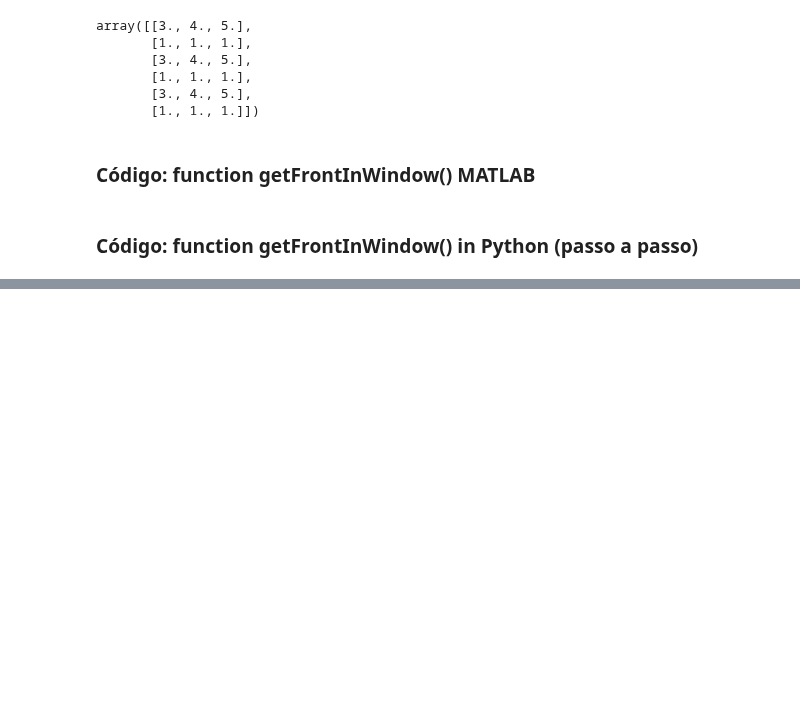
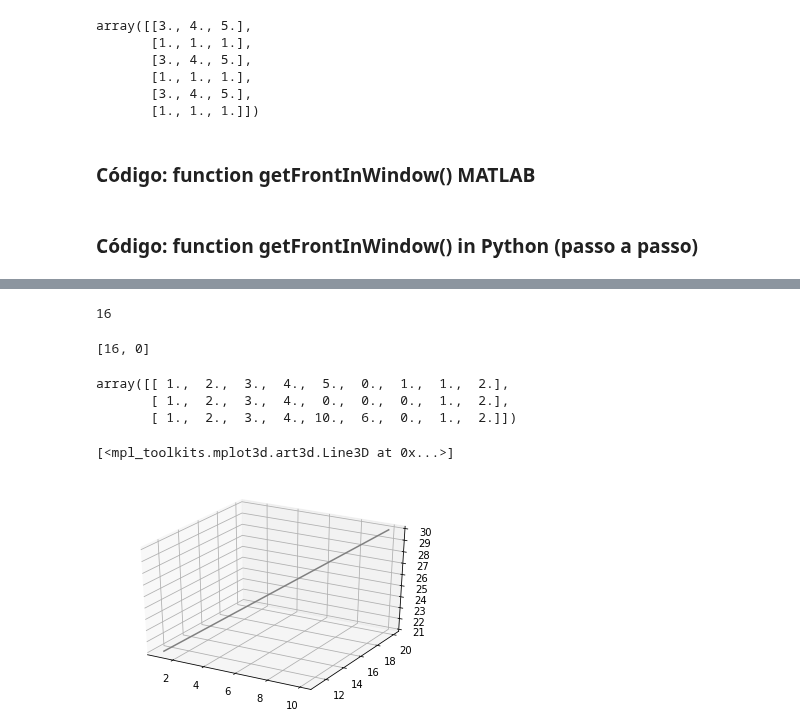
Before and after one commit to CoLAB-ATLANTIC/JUNO, a Jupyter notebook: notebooks/Cayulla_Matlab2Python.ipynb, the cells around one changed output, grey strips where cells are left out. Drawn from its saved outputs; the diff is of its cells as text; code cells hidden in the pictures; blank space fills up the shorter version.

```diff
--- a/notebooks/Cayulla_Matlab2Python.ipynb
+++ b/notebooks/Cayulla_Matlab2Python.ipynb
@@ -841,0 +890,8 @@ totalSumSquares = sum(w.flatten()*w.flatten())     #check
+# %%
+corners[0,0]-1
+# %% [output]
+16
+# %%
+[corners[0,0]-1, corners[2,0]-1]
+# %% [output]
+[16, 0]
@@ -841,0 +903,16 @@ totalSumSquares = sum(w.flatten()*w.flatten())     #check
+# %%
+w
+# %% [output]
+array([[ 1.,  2.,  3.,  4.,  5.,  0.,  1.,  1.,  2.],
+       [ 1.,  2.,  3.,  4.,  0.,  0.,  0.,  1.,  2.],
+       [ 1.,  2.,  3.,  4., 10.,  6.,  0.,  1.,  2.]])
+# %%
+x1 = [1,2,3,4,5,6,7,8,9]
+y1 = [11,12,13,14,15,16,17,18,19,20]
+z1 = [21,22,23,24,25,26,27,28,29,30]
+
+ax = plt.axes(projection='3d')
+ax.plot3D(x1, y1, z1, 'gray')
+# %% [output]
+[<mpl_toolkits.mplot3d.art3d.Line3D at 0x...>]
+[figure, added]
```
Also changed, not shown: parts of 25 cells of this notebook, 3 other files.
